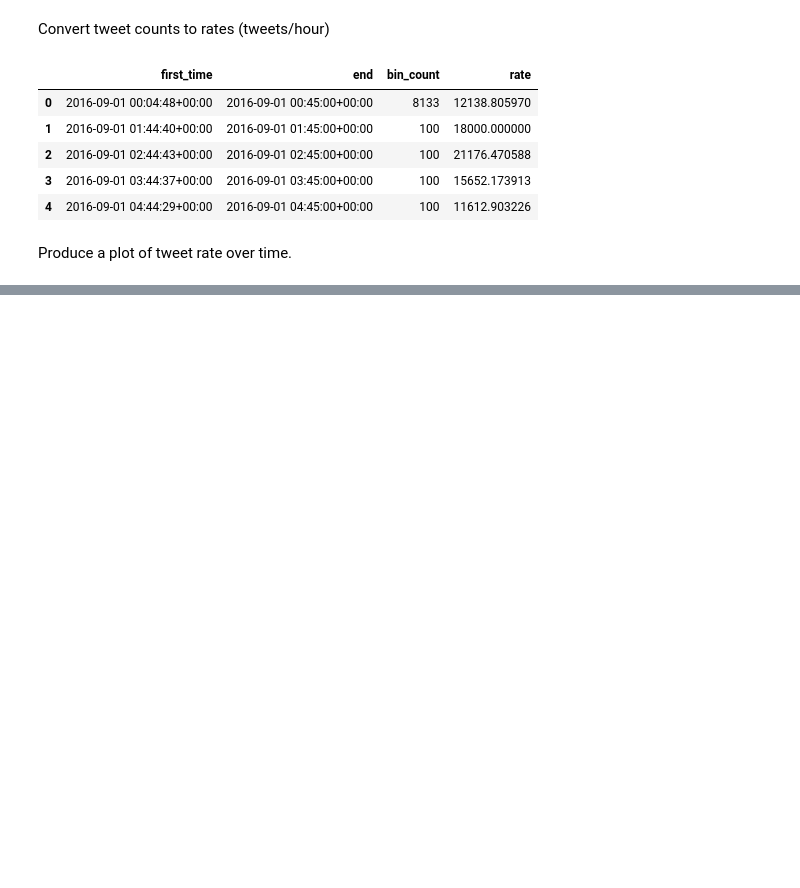
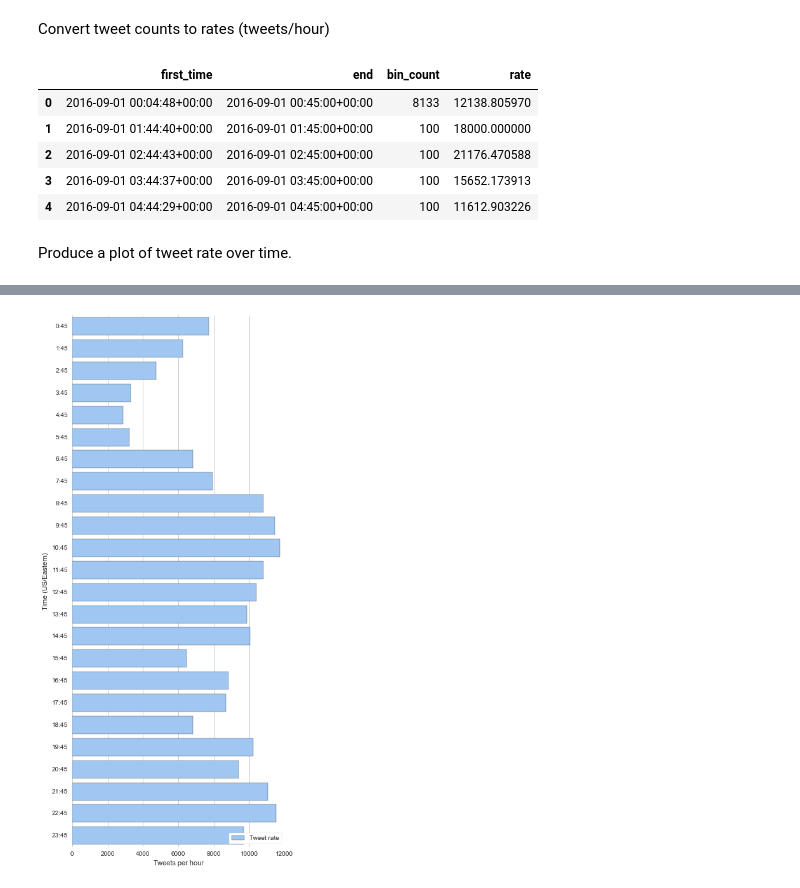
Before and after one commit to alanjschoen/kojak, a Jupyter notebook: Time Histogram.ipynb, the cells around one changed output, grey strips where cells are left out. Cells and saved outputs as stored; diff of their text form; code cells hidden in the pictures; blank space fills up the shorter version.

Commit message:
Make bar chart of tweets over time

```diff
--- a/Time Histogram.ipynb
+++ b/Time Histogram.ipynb
@@ -89,0 +90,16 @@ plt.show()
+# %%
+from pytz import timezone
+
+# Initialize rate dataframe
+hour_rates_df = pd.DataFrame([(0.0,0,'%d:45'%i) for i in range(24)], columns=['total', 'n', 'hour'])
+
+# Add up measurements for each time
+for row in bins_df.iterrows():
+    time_end = row[1]['end'].astimezone(timezone('US/Eastern'))
+    if time_end.weekday() < 5: # saturday5, sunday6 (monday0)
+        hour = time_end.hour
+        hour_rates_df.set_value(hour, 'total', hour_rates_df.ix[hour, 'total'] + row[1]['rate'])
+        hour_rates_df.set_value(hour, 'n', hour_rates_df.ix[hour, 'n'] + 1)
+
+# Calculate average rate for each time
+hour_rates_df['rate'] = hour_rates_df['total']/hour_rates_df['n']
@@ -89,0 +126,19 @@ plt.show()
+# %%
+import seaborn as sns
+sns.set(style="whitegrid")
+
+# Initialize the matplotlib figure
+f, ax = plt.subplots(figsize=(6, 15))
+
+# Plot the total crashes
+sns.set_color_codes("pastel")
+sns.barplot(x="rate", y="hour", data=hour_rates_df,
+            label="Tweet rate", color="b")
+
+
+# Add a legend and informative axis label
+ax.legend(ncol=1, loc="lower right", frameon=True)
+ax.set(ylabel="Time (US/Eastern)", xlabel="Tweets per hour")
+sns.despine(left=True, bottom=True)
+# %% [output]
+[figure, added]
```
Also changed, not shown: parts of 2 cells of this notebook.
